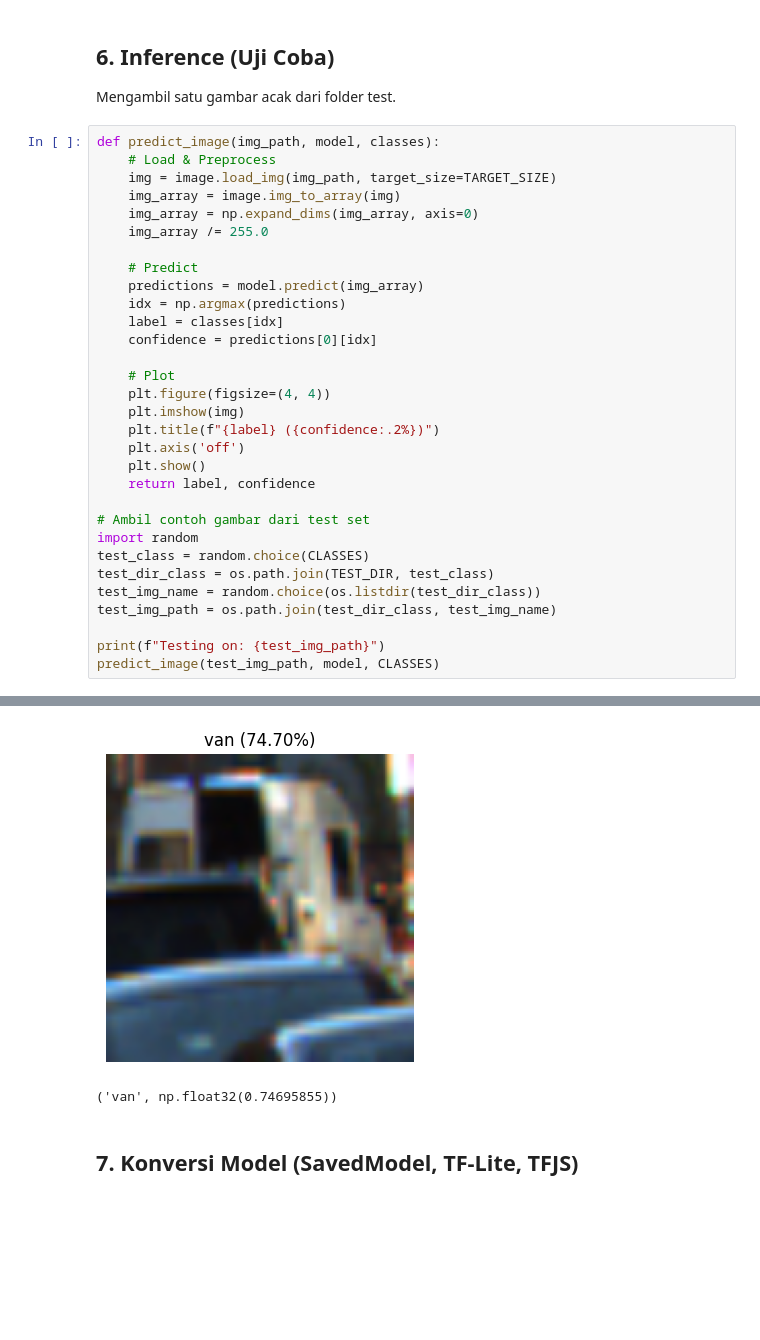
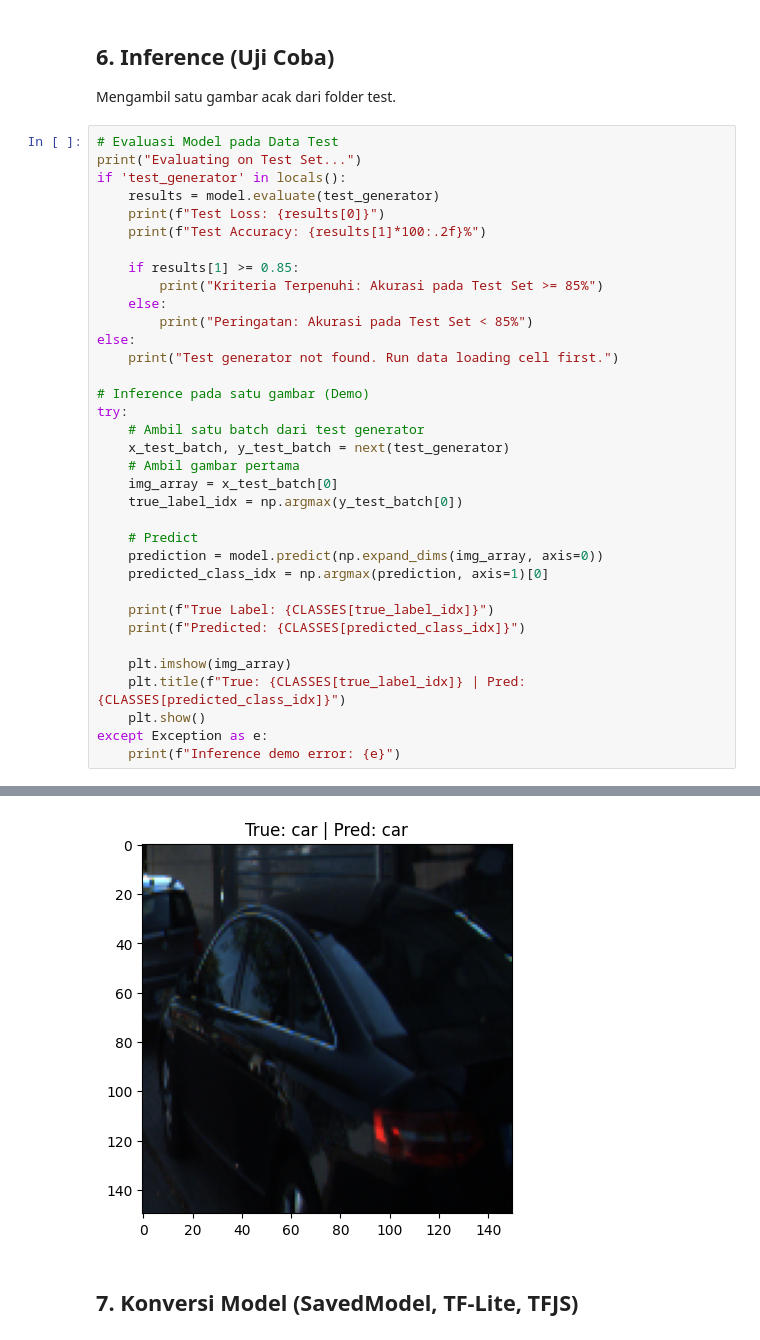
Before and after one commit to urobin84/muhammad_muqorrobin_proyek_klasifikasi_gambar, a Jupyter notebook: notebook.ipynb, the cells around one changed output, grey strips where cells are left out. Drawn from its saved outputs; the diff is of its cells as text; blank space fills up the shorter version.

```diff
--- a/notebook.ipynb
+++ b/notebook.ipynb
@@ -237,34 +280,38 @@ plt.show()
 ## 6. Inference (Uji Coba)
 Mengambil satu gambar acak dari folder test.
 # %%
-def predict_image(img_path, model, classes):
-    # Load & Preprocess
-    img = image.load_img(img_path, target_size=TARGET_SIZE)
-    img_array = image.img_to_array(img)
-    img_array = np.expand_dims(img_array, axis=0)
-    img_array /= 255.0
+# Evaluasi Model pada Data Test
+print("Evaluating on Test Set...")
+if 'test_generator' in locals():
+    results = model.evaluate(test_generator)
+    print(f"Test Loss: {results[0]}")
+    print(f"Test Accuracy: {results[1]*100:.2f}%")
+
+    if results[1] >= 0.85:
+        print("Kriteria Terpenuhi: Akurasi pada Test Set >= 85%")
+    else:
+        print("Peringatan: Akurasi pada Test Set < 85%")
+else:
+    print("Test generator not found. Run data loading cell first.")
+
+# Inference pada satu gambar (Demo)
+try:
+    # Ambil satu batch dari test generator
+    x_test_batch, y_test_batch = next(test_generator)
+    # Ambil gambar pertama
+    img_array = x_test_batch[0]
+    true_label_idx = np.argmax(y_test_batch[0])
 
     # Predict
-    predictions = model.predict(img_array)
-    idx = np.argmax(predictions)
-    label = classes[idx]
-    confidence = predictions[0][idx]
+    prediction = model.predict(np.expand_dims(img_array, axis=0))
+    predicted_class_idx = np.argmax(prediction, axis=1)[0]
 
-    # Plot
-    plt.figure(figsize=(4, 4))
-    plt.imshow(img)
-    plt.title(f"{label} ({confidence:.2%})")
-    plt.axis('off')
+    print(f"True Label: {CLASSES[true_label_idx]}")
+    print(f"Predicted: {CLASSES[predicted_class_idx]}")
+
+    plt.imshow(img_array)
+    plt.title(f"True: {CLASSES[true_label_idx]} | Pred: {CLASSES[predicted_class_idx]}")
     plt.show()
-    return label, confidence
-
-# Ambil contoh gambar dari test set
-import random
-test_class = random.choice(CLASSES)
-test_dir_class = os.path.join(TEST_DIR, test_class)
-test_img_name = random.choice(os.listdir(test_dir_class))
-test_img_path = os.path.join(test_dir_class, test_img_name)
-
-print(f"Testing on: {test_img_path}")
-predict_image(test_img_path, model, CLASSES)
+except Exception as e:
+    print(f"Inference demo error: {e}")
 # %% [output]
@@ -273,5 +326,4 @@ Testing on: data_split/test/van/0093_011_000088.png
-[figure, old version]
+[figure, new version]
-('van', np.float32(0.74695855))
 # %% [markdown]
 ## 7. Konversi Model (SavedModel, TF-Lite, TFJS)
 # %%
```
Also changed, not shown: parts of 6 cells of this notebook, 26 other files.
